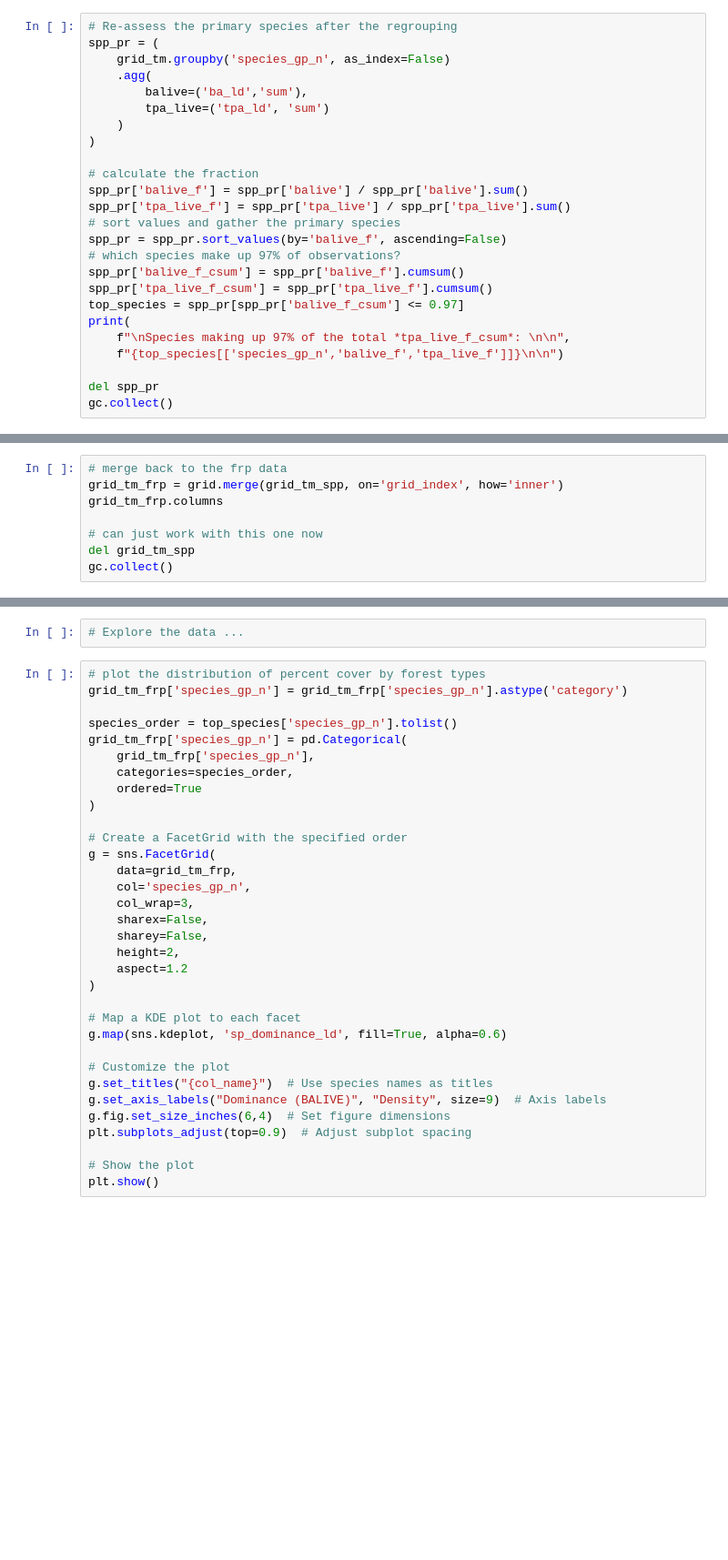
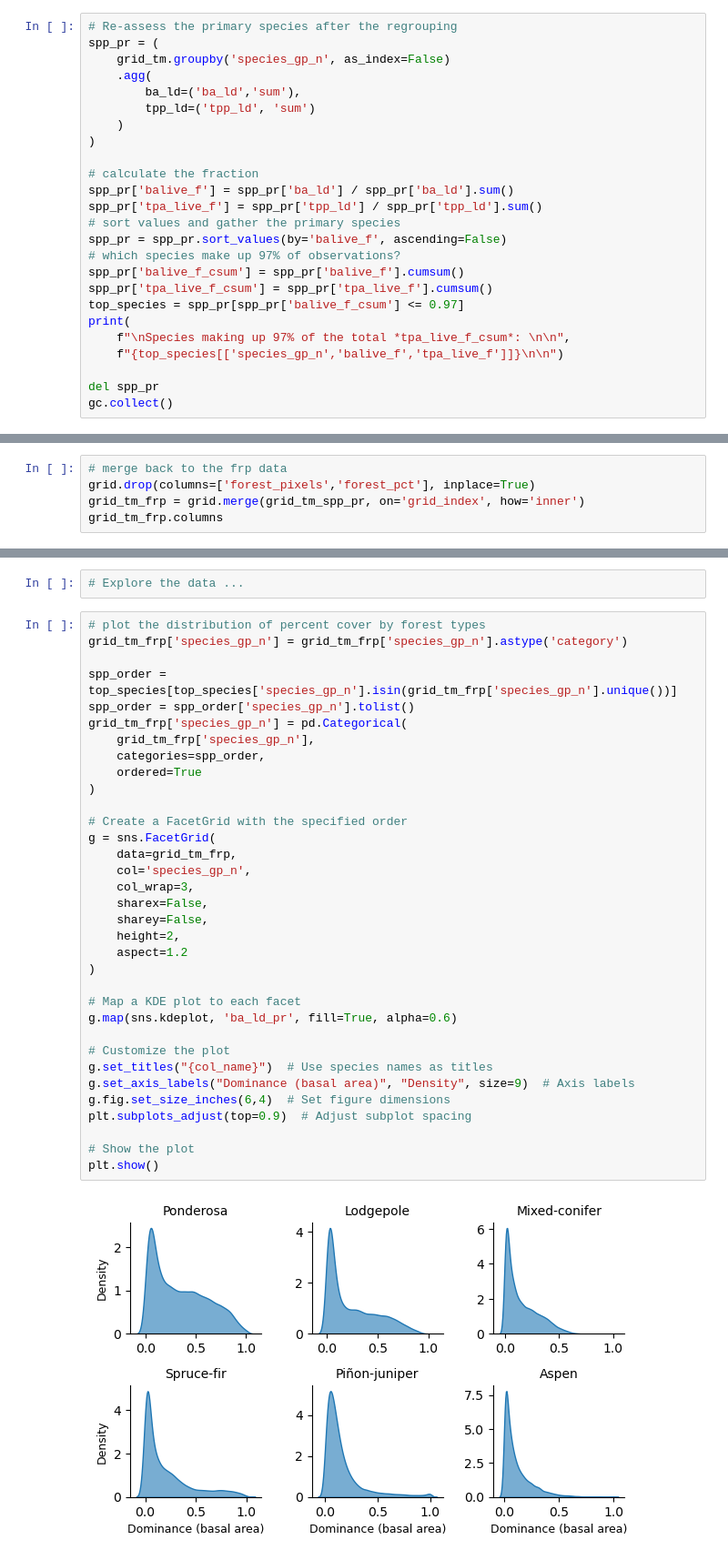
Before and after one commit to natshoff/aspen-fire-fork, a Jupyter notebook: Aim2/code/Python/04b_TreeMap_FIA-TreeTable.ipynb, the cells around one changed output, grey strips where cells are left out. Shown at 91% size. Cells and saved outputs as stored; diff of their text form; blank space fills up the shorter version.

```diff
--- a/Aim2/code/Python/04b_TreeMap_FIA-TreeTable.ipynb
+++ b/Aim2/code/Python/04b_TreeMap_FIA-TreeTable.ipynb
@@ -567,14 +507,14 @@ gc.collect()
 spp_pr = (
     grid_tm.groupby('species_gp_n', as_index=False)
     .agg(
-        balive=('ba_ld','sum'),
-        tpa_live=('tpa_ld', 'sum')
+        ba_ld=('ba_ld','sum'),
+        tpp_ld=('tpp_ld', 'sum')
     )
 )
 
 # calculate the fraction
-spp_pr['balive_f'] = spp_pr['balive'] / spp_pr['balive'].sum()
-spp_pr['tpa_live_f'] = spp_pr['tpa_live'] / spp_pr['tpa_live'].sum()
+spp_pr['balive_f'] = spp_pr['ba_ld'] / spp_pr['ba_ld'].sum()
+spp_pr['tpa_live_f'] = spp_pr['tpp_ld'] / spp_pr['tpp_ld'].sum()
 # sort values and gather the primary species
 spp_pr = spp_pr.sort_values(by='balive_f', ascending=False)
 # which species make up 97% of observations?
@@ -781,9 +752,6 @@ print(f"Saved file to: {out_fp}")
 Saved file to: /Users/max/Library/CloudStorage/OneDrive-Personal/mcook/aspen-fire/Aim2/data/tabular/mod/gridstats_treetable.csv
 # %%
 # merge back to the frp data
-grid_tm_frp = grid.merge(grid_tm_spp, on='grid_index', how='inner')
+grid.drop(columns=['forest_pixels','forest_pct'], inplace=True)
+grid_tm_frp = grid.merge(grid_tm_spp_pr, on='grid_index', how='inner')
 grid_tm_frp.columns
-
-# can just work with this one now
-del grid_tm_spp
-gc.collect()
@@ -814,33 +808,36 @@ gc.collect()
 # %%
 # plot the distribution of percent cover by forest types
 grid_tm_frp['species_gp_n'] = grid_tm_frp['species_gp_n'].astype('category')
 
-species_order = top_species['species_gp_n'].tolist()
+spp_order = top_species[top_species['species_gp_n'].isin(grid_tm_frp['species_gp_n'].unique())]
+spp_order = spp_order['species_gp_n'].tolist()
 grid_tm_frp['species_gp_n'] = pd.Categorical(
     grid_tm_frp['species_gp_n'],
-    categories=species_order,
+    categories=spp_order,
     ordered=True
 )
 
 # Create a FacetGrid with the specified order
 g = sns.FacetGrid(
     data=grid_tm_frp,
     col='species_gp_n',
     col_wrap=3,
     sharex=False,
     sharey=False,
     height=2,
     aspect=1.2
 )
 
 # Map a KDE plot to each facet
-g.map(sns.kdeplot, 'sp_dominance_ld', fill=True, alpha=0.6)
+g.map(sns.kdeplot, 'ba_ld_pr', fill=True, alpha=0.6)
 
 # Customize the plot
 g.set_titles("{col_name}")  # Use species names as titles
-g.set_axis_labels("Dominance (BALIVE)", "Density", size=9)  # Axis labels
+g.set_axis_labels("Dominance (basal area)", "Density", size=9)  # Axis labels
 g.fig.set_size_inches(6,4)  # Set figure dimensions
 plt.subplots_adjust(top=0.9)  # Adjust subplot spacing
 
 # Show the plot
 plt.show()
+# %% [output]
+[figure, added]
```
Also changed, not shown: parts of 27 cells of this notebook, 11 other files.
